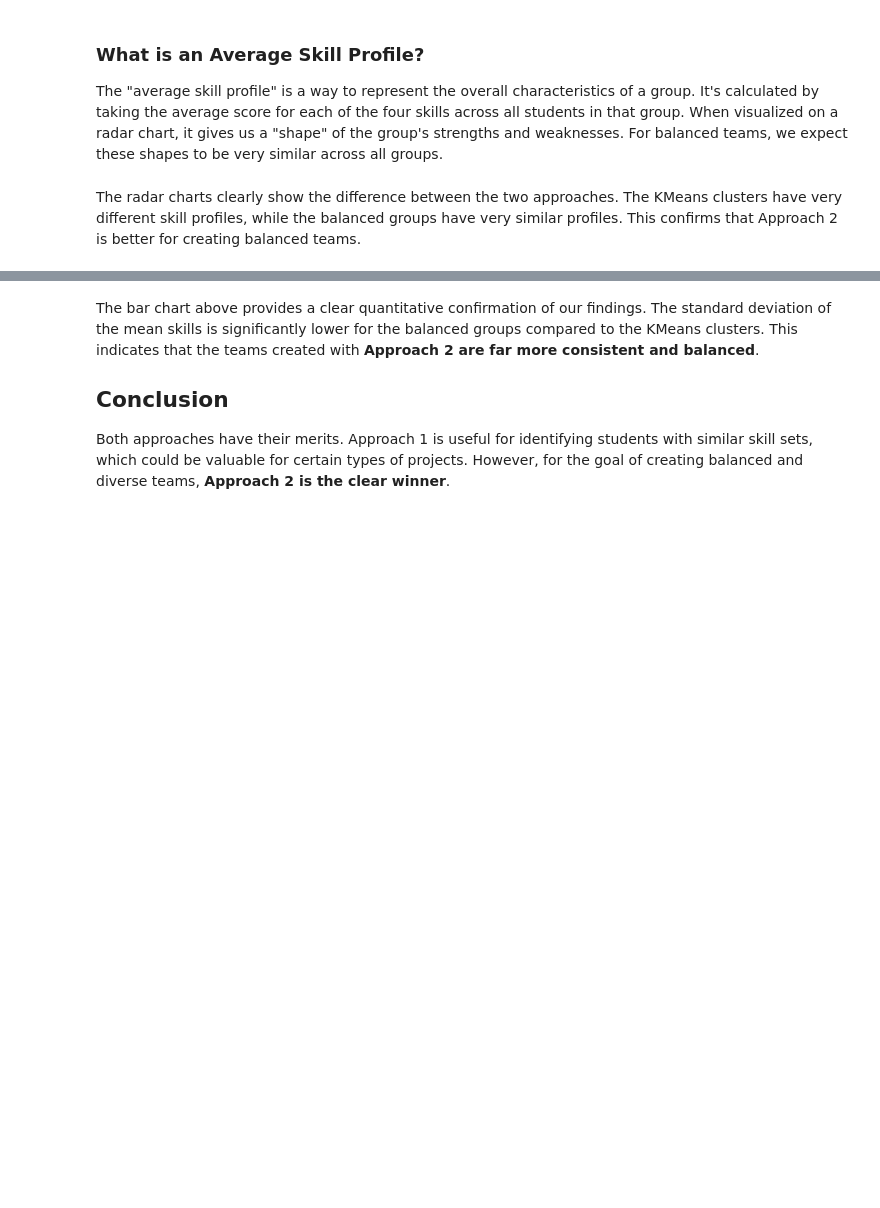
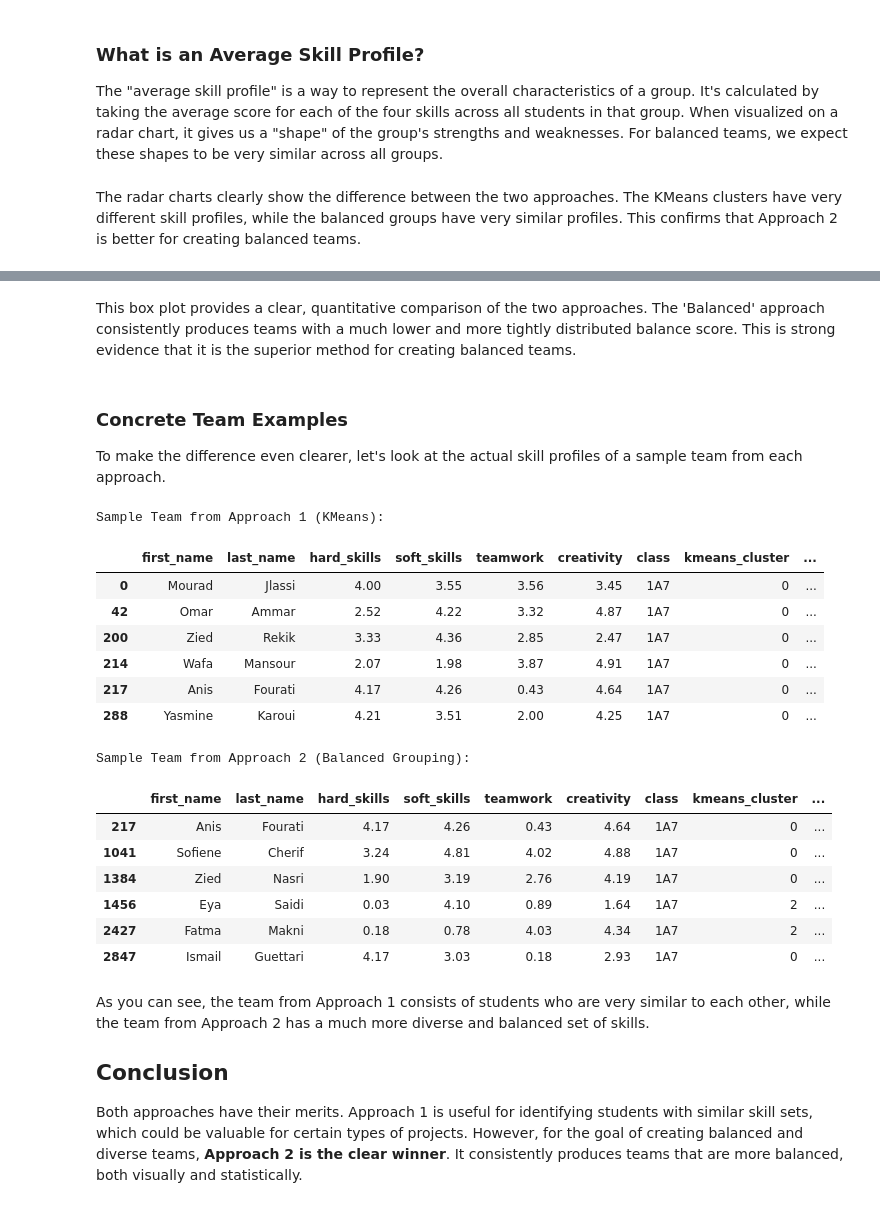
Before and after one commit to arfaouiahmed1/Stage, a Jupyter notebook: Datasets/Clustering Students/Clustering_Students_Final.ipynb, the cells around one changed output, grey strips where cells are left out. Cells and saved outputs as stored; diff of their text form; code cells hidden in the pictures; blank space fills up the shorter version.

```diff
--- a/Datasets/Clustering Students/Clustering_Students_Final.ipynb
+++ b/Datasets/Clustering Students/Clustering_Students_Final.ipynb
@@ -245,25 +225,24 @@ In these plots, each dot represents a student. The axes, `pca1` and `pca2`, are
 pca = PCA(n_components=2)
 X_pca = pca.fit_transform(X_scaled)
 
-df['pca1'] = X_pca[:, 0]
-df['pca2'] = X_pca[:, 1]
+class_df['pca1'] = X_pca[:, 0]
+class_df['pca2'] = X_pca[:, 1]
 
-fig = make_subplots(rows=2, cols=2, subplot_titles=('KMeans', 'GMM', 'DBSCAN', 'Agglomerative'))
+fig = make_subplots(rows=1, cols=3, subplot_titles=('KMeans', 'GMM', 'Agglomerative'))
 
-fig.add_trace(go.Scatter(x=df['pca1'], y=df['pca2'], mode='markers', marker=dict(color=df['kmeans_cluster'], colorscale='viridis', showscale=True)), row=1, col=1)
-fig.add_trace(go.Scatter(x=df['pca1'], y=df['pca2'], mode='markers', marker=dict(color=df['gmm_cluster'], colorscale='viridis', showscale=True)), row=1, col=2)
-fig.add_trace(go.Scatter(x=df['pca1'], y=df['pca2'], mode='markers', marker=dict(color=df['dbscan_cluster'], colorscale='viridis', showscale=True)), row=2, col=1)
-fig.add_trace(go.Scatter(x=df['pca1'], y=df['pca2'], mode='markers', marker=dict(color=df['agglomerative_cluster'], colorscale='viridis', showscale=True)), row=2, col=2)
+fig.add_trace(go.Scatter(x=class_df['pca1'], y=class_df['pca2'], mode='markers', marker=dict(color=class_df['kmeans_cluster'], colorscale='viridis', showscale=True)), row=1, col=1)
+fig.add_trace(go.Scatter(x=class_df['pca1'], y=class_df['pca2'], mode='markers', marker=dict(color=class_df['gmm_cluster'], colorscale='viridis', showscale=True)), row=1, col=2)
+fig.add_trace(go.Scatter(x=class_df['pca1'], y=class_df['pca2'], mode='markers', marker=dict(color=class_df['agglomerative_cluster'], colorscale='viridis', showscale=True)), row=1, col=3)
 
-fig.update_layout(title_text='Cluster Visualizations (PCA)', showlegend=False, height=800)
+fig.update_layout(title_text=f'Cluster Visualizations (PCA) for Class {selected_class}', showlegend=False, height=500, width=1200)
 fig.show()
 # %% [markdown]
 #### Average Skill Profiles for Each Clustering Model
 The following radar charts show the average skill profile for the clusters created by each algorithm. This gives us a better understanding of the characteristics of the groups each model has identified.
 # %%
-kmeans_avg = df.groupby('kmeans_cluster')[features].mean().reset_index()
-gmm_avg = df.groupby('gmm_cluster')[features].mean().reset_index()
-agglomerative_avg = df.groupby('agglomerative_cluster')[features].mean().reset_index()
+kmeans_avg = class_df.groupby('kmeans_cluster')[features].mean().reset_index()
+gmm_avg = class_df.groupby('gmm_cluster')[features].mean().reset_index()
+agglomerative_avg = class_df.groupby('agglomerative_cluster')[features].mean().reset_index()
 
 fig = make_subplots(rows=1, cols=3, specs=[[{'type': 'polar'}, {'type': 'polar'}, {'type': 'polar'}]], subplot_titles=('KMeans', 'GMM', 'Agglomerative'))
 
@@ -272,7 +251,7 @@ for i in range(optimal_k):
     fig.add_trace(go.Scatterpolar(r=gmm_avg.iloc[i, 1:], theta=features, fill='toself', name=f'Cluster {i}'), row=1, col=2)
     fig.add_trace(go.Scatterpolar(r=agglomerative_avg.iloc[i, 1:], theta=features, fill='toself', name=f'Cluster {i}'), row=1, col=3)
 
-fig.update_layout(title_text='Average Skill Profiles for Each Model', height=500)
+fig.update_layout(title_text=f'Average Skill Profiles for Each Model in Class {selected_class}', height=500, width=1200)
 fig.show()
 # %% [markdown]
 ## Approach 2: Complementary-Skill-Based Grouping
@@ -286,6 +265,11 @@ def create_balanced_groups(df, features, group_size=6):
     df_copy = df_copy.sort_values(by='composite_score', ascending=False)
 
     num_groups = len(df) // group_size
+    if num_groups == 0:
+        # If not enough students to form a single group, assign all to group 0
+        df_copy['group'] = 0
+        return df_copy
+
     groups = [[] for _ in range(num_groups)]
 
     for i, student_idx in enumerate(df_copy.index):
@@ -297,5 +281,5 @@ def create_balanced_groups(df, features, group_size=6):
 
     return df_copy
 
-balanced_df = create_balanced_groups(df, features)
-df['balanced_group'] = balanced_df['group']
+balanced_df = create_balanced_groups(class_df, features)
+class_df['balanced_group'] = balanced_df['group']
@@ -347,5 +335,33 @@ fig.show()
+# %% [markdown]
+This box plot provides a clear, quantitative comparison of the two approaches. The 'Balanced' approach consistently produces teams with a much lower and more tightly distributed balance score. This is strong evidence that it is the superior method for creating balanced teams.
+# %% [markdown]
+### Concrete Team Examples
+To make the difference even clearer, let's look at the actual skill profiles of a sample team from each approach.
+# %%
+print("Sample Team from Approach 1 (KMeans):")
+display(class_df[class_df['kmeans_cluster'] == 0].head(6))
+
+print("\nSample Team from Approach 2 (Balanced Grouping):")
+display(class_df[class_df['balanced_group'] == 0].head(6))
+# %% [output]
+Sample Team from Approach 1 (KMeans):
+|  | first_name | last_name | hard_skills | soft_skills | teamwork | creativity | class | kmeans_cluster | ... |
+| 0 | Mourad | Jlassi | 4.00 | 3.55 | 3.56 | 3.45 | 1A7 | 0 | ... |
+| 42 | Omar | Ammar | 2.52 | 4.22 | 3.32 | 4.87 | 1A7 | 0 | ... |
+| 200 | Zied | Rekik | 3.33 | 4.36 | 2.85 | 2.47 | 1A7 | 0 | ... |
+| 214 | Wafa | Mansour | 2.07 | 1.98 | 3.87 | 4.91 | 1A7 | 0 | ... |
+| 217 | Anis | Fourati | 4.17 | 4.26 | 0.43 | 4.64 | 1A7 | 0 | ... |
+| 288 | Yasmine | Karoui | 4.21 | 3.51 | 2.00 | 4.25 | 1A7 | 0 | ... |
+Sample Team from Approach 2 (Balanced Grouping):
+|  | first_name | last_name | hard_skills | soft_skills | teamwork | creativity | class | kmeans_cluster | ... |
+| 217 | Anis | Fourati | 4.17 | 4.26 | 0.43 | 4.64 | 1A7 | 0 | ... |
+| 1041 | Sofiene | Cherif | 3.24 | 4.81 | 4.02 | 4.88 | 1A7 | 0 | ... |
+| 1384 | Zied | Nasri | 1.90 | 3.19 | 2.76 | 4.19 | 1A7 | 0 | ... |
+| 1456 | Eya | Saidi | 0.03 | 4.10 | 0.89 | 1.64 | 1A7 | 2 | ... |
+| 2427 | Fatma | Makni | 0.18 | 0.78 | 4.03 | 4.34 | 1A7 | 2 | ... |
+| 2847 | Ismail | Guettari | 4.17 | 3.03 | 0.18 | 2.93 | 1A7 | 0 | ... |
 # %% [markdown]
-The bar chart above provides a clear quantitative confirmation of our findings. The standard deviation of the mean skills is significantly lower for the balanced groups compared to the KMeans clusters. This indicates that the teams created with **Approach 2 are far more consistent and balanced**.
+As you can see, the team from Approach 1 consists of students who are very similar to each other, while the team from Approach 2 has a much more diverse and balanced set of skills.
 
 ## Conclusion
-Both approaches have their merits. Approach 1 is useful for identifying students with similar skill sets, which could be valuable for certain types of projects. However, for the goal of creating balanced and diverse teams, **Approach 2 is the clear winner**.
+Both approaches have their merits. Approach 1 is useful for identifying students with similar skill sets, which could be valuable for certain types of projects. However, for the goal of creating balanced and diverse teams, **Approach 2 is the clear winner**. It consistently produces teams that are more balanced, both visually and statistically.
```
Also changed, not shown: parts of 30 cells of this notebook, 2 other files.
